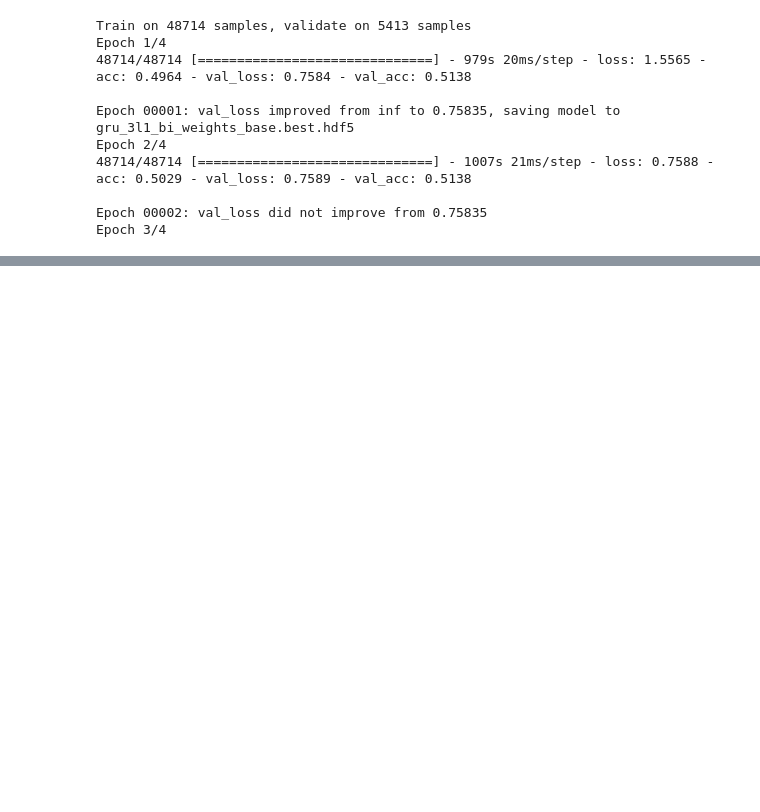
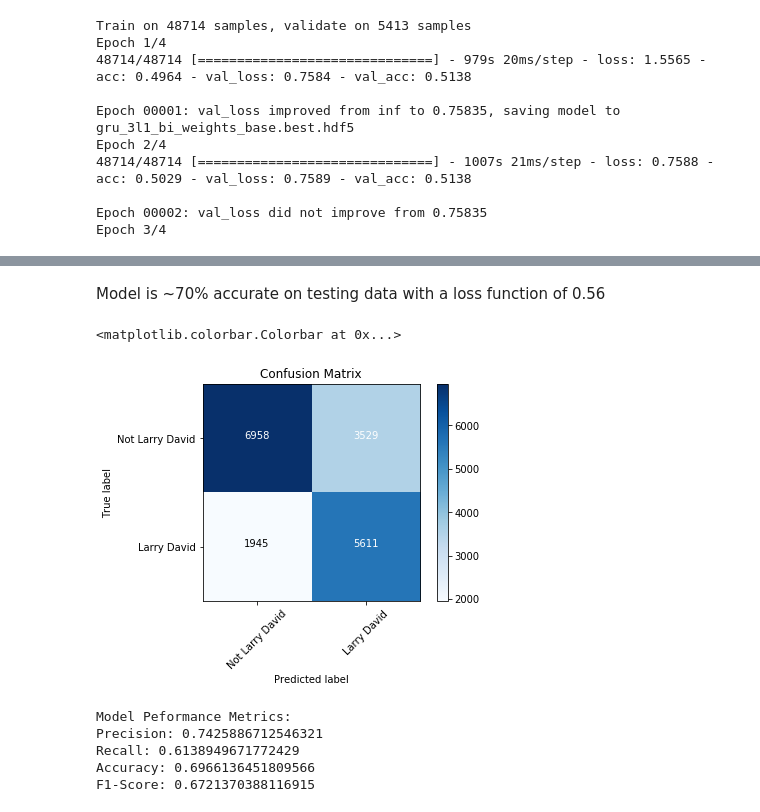
Before and after one commit to ktzioumis/The-Seinfeld, a Jupyter notebook: Larry David.ipynb, the cells around one changed output, grey strips where cells are left out. Drawn from its saved outputs; the diff is of its cells as text; code cells hidden in the pictures; blank space fills up the shorter version.

```diff
--- a/Larry David.ipynb
+++ b/Larry David.ipynb
@@ -545,0 +516,2 @@ Epoch 00004: val_loss did not improve from 0.58018
+# %%
+model=keras.models.load_model('gru_3l_bi2d_weights_base.best.hdf5')
@@ -545,0 +523,49 @@ Epoch 00004: val_loss did not improve from 0.58018
+# %% [markdown]
+Model is ~70% accurate on testing data with a loss function of 0.56
+# %%
+y_predict=model.predict_classes(X_r_test,batch_size=32)
+# %%
+from sklearn.metrics import confusion_matrix
+import itertools
+
+cnf_matrix = confusion_matrix(y_predict, y_r_test) #create confusion matrix
+
+plt.imshow(cnf_matrix,  cmap=plt.cm.Blues) #Create the basic matrix.
+
+#Add title and Axis Labels
+plt.title('Confusion Matrix')
+plt.ylabel('True label')
+plt.xlabel('Predicted label')
+
+#Add appropriate Axis Scales
+class_names = ['Not Larry David','Larry David'] #Get class labels to add to matrix
+tick_marks = np.arange(len(class_names))
+plt.xticks(tick_marks, class_names, rotation=45)
+plt.yticks(tick_marks, class_names)
+
+#Add Labels to Each Cell
+thresh = cnf_matrix.max() / 2. #Used for text coloring below
+#Here we iterate through the confusion matrix and append labels to our visualization.
+for i, j in itertools.product(range(cnf_matrix.shape[0]), range(cnf_matrix.shape[1])):
+        plt.text(j, i, cnf_matrix[i, j],
+                 horizontalalignment="center",
+                 color="white" if cnf_matrix[i, j] > thresh else "black")
+
+#Add a Side Bar Legend Showing Colors
+plt.colorbar()
+# %% [output]
+<matplotlib.colorbar.Colorbar at 0x...>
+[figure, added]
+# %%
+from sklearn.metrics import precision_score, recall_score, accuracy_score, f1_score
+print('Model Peformance Metrics:')
+print('Precision: {}'.format(precision_score(y_r_test, y_predict)))
+print('Recall: {}'.format(recall_score(y_r_test, y_predict)))
+print('Accuracy: {}'.format(accuracy_score(y_r_test, y_predict)))
+print('F1-Score: {}'.format(f1_score(y_r_test, y_predict)))
+# %% [output]
+Model Peformance Metrics:
+Precision: 0.7425886712546321
+Recall: 0.6138949671772429
+Accuracy: 0.6966136451809566
+F1-Score: 0.6721370388116915
```
Also changed, not shown: parts of 40 cells of this notebook, 4 other files.
